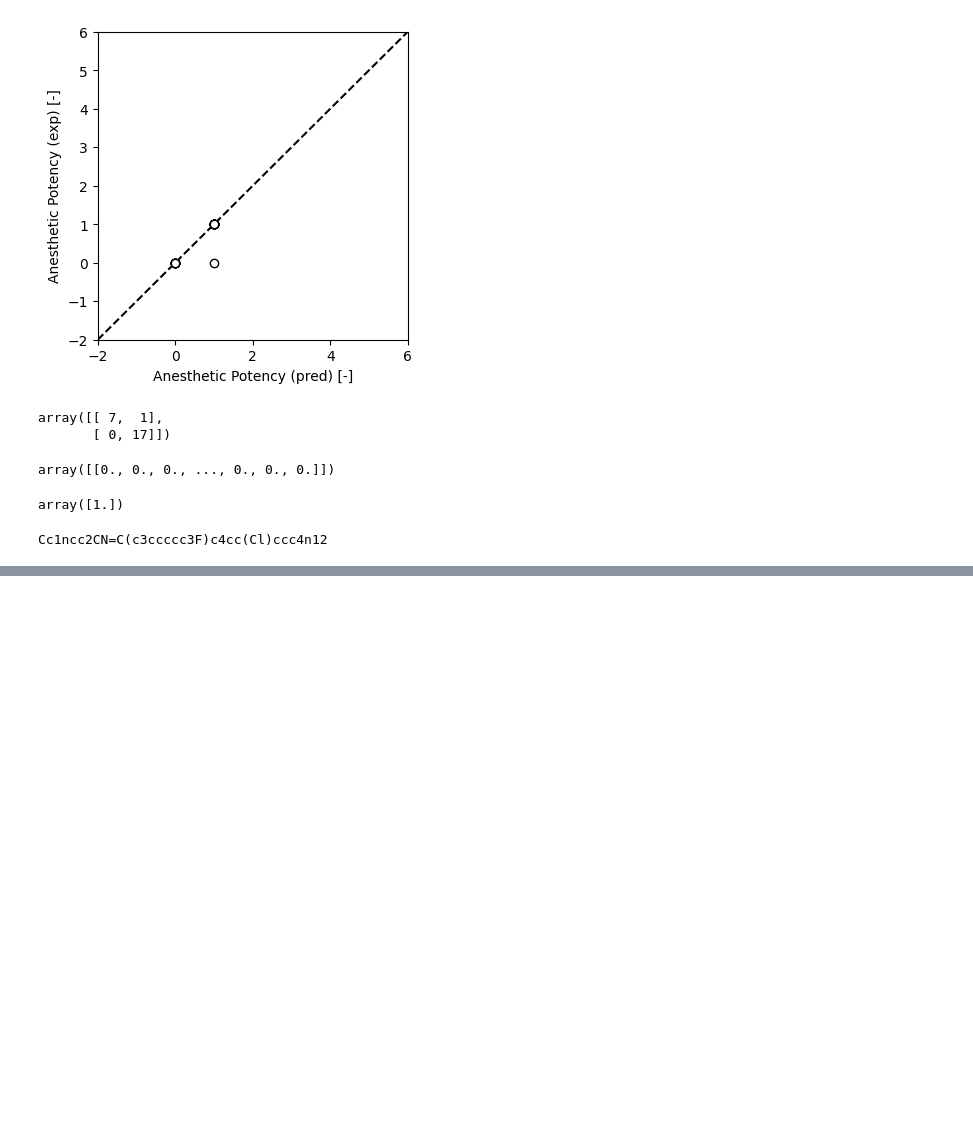
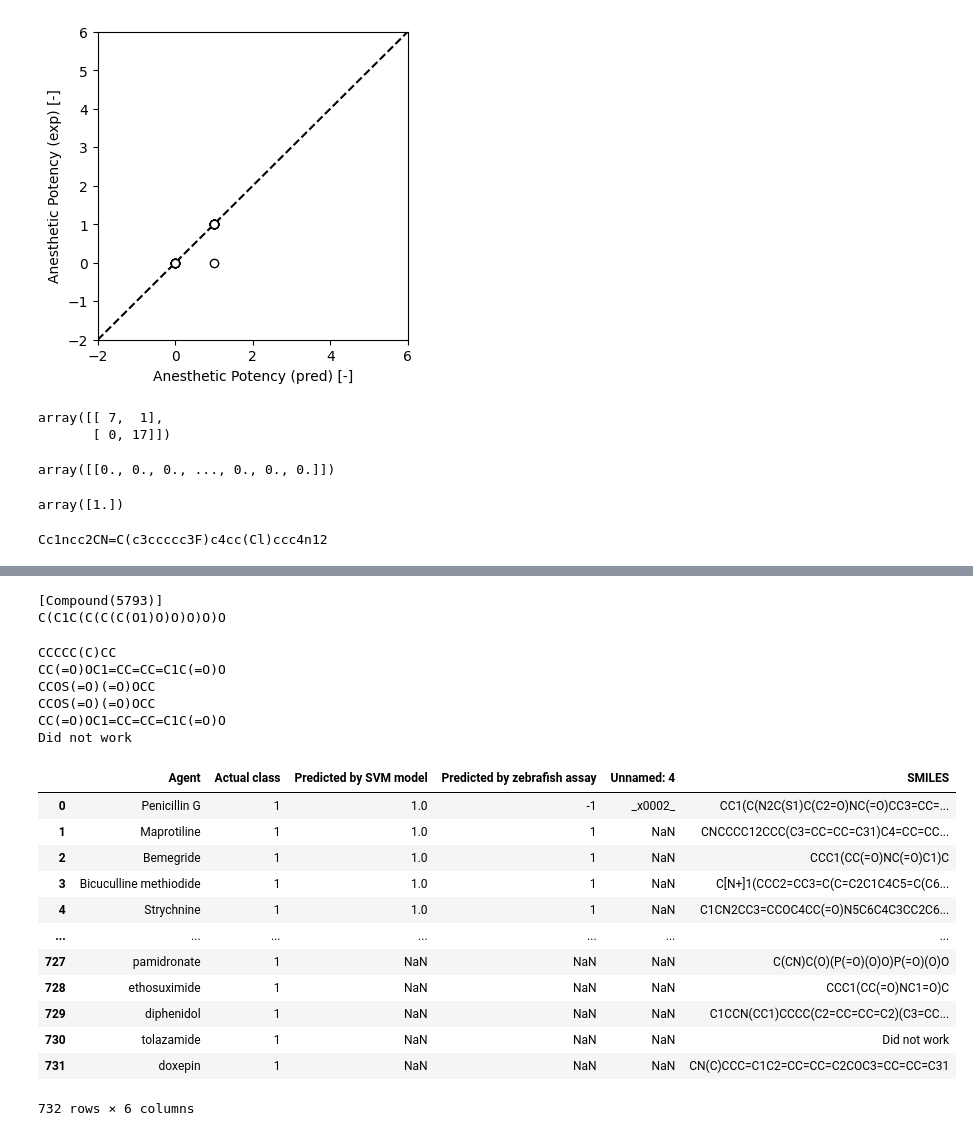
Before and after one commit to BradyCh/ACTSO_Anesthetics, a Jupyter notebook: ACTSO_project.ipynb, the cells around one changed output, grey strips where cells are left out. Drawn from its saved outputs; the diff is of its cells as text; code cells hidden in the pictures; blank space fills up the shorter version.

```diff
--- a/ACTSO_project.ipynb
+++ b/ACTSO_project.ipynb
@@ -757,0 +876,56 @@ Cc1ncc2CN=C(c3ccccc3F)c4cc(Cl)ccc4n12
+# %%
+import pubchempy as pcp
+results = pcp.get_compounds('Glucose', 'name')
+print (results)
+
+
+
+for compound in results:
+     print (compound.canonical_smiles)
+# %% [output]
+[Compound(5793)]
+C(C1C(C(C(C(O1)O)O)O)O)O
+# %%
+from urllib.request import urlopen
+from urllib.parse import quote
+import pubchempy as pcp
+
+
+def CIRconvert(ids):
+    try:
+        results = pcp.get_compounds(ids, 'name')
+        ans=results[0].canonical_smiles
+        return ans
+    except:
+        return 'Did not work'
+
+
+identifiers  = ['3-Methylheptane', 'Aspirin', 'Diethylsulfate', 'Diethyl sulfate', '50-78-2', 'Adamant']
+
+for ids in identifiers :
+    print(CIRconvert(ids))
+# %% [output]
+CCCCC(C)CC
+CC(=O)OC1=CC=CC=C1C(=O)O
+CCOS(=O)(=O)OCC
+CCOS(=O)(=O)OCC
+CC(=O)OC1=CC=CC=C1C(=O)O
+Did not work
+# %%
+data['SMILES']=[CIRconvert(ids) for ids in data['Agent']]
+# %%
+data
+# %% [output]
+|  | Agent | Actual class | Predicted by SVM model | Predicted by zebrafish assay | Unnamed: 4 | SMILES |
+| 0 | Penicillin G | 1 | 1.0 | -1 | _x0002_ | CC1(C(N2C(S1)C(C2=O)NC(=O)CC3=CC=... |
+| 1 | Maprotiline | 1 | 1.0 | 1 | NaN | CNCCCC12CCC(C3=CC=CC=C31)C4=CC=CC... |
+| 2 | Bemegride | 1 | 1.0 | 1 | NaN | CCC1(CC(=O)NC(=O)C1)C |
+| 3 | Bicuculline methiodide | 1 | 1.0 | 1 | NaN | C[N+]1(CCC2=CC3=C(C=C2C1C4C5=C(C6... |
+| 4 | Strychnine | 1 | 1.0 | 1 | NaN | C1CN2CC3=CCOC4CC(=O)N5C6C4C3CC2C6... |
+| ... | ... | ... | ... | ... | ... | ... |
+| 727 | pamidronate | 1 | NaN | NaN | NaN | C(CN)C(O)(P(=O)(O)O)P(=O)(O)O |
+| 728 | ethosuximide | 1 | NaN | NaN | NaN | CCC1(CC(=O)NC1=O)C |
+| 729 | diphenidol | 1 | NaN | NaN | NaN | C1CCN(CC1)CCCC(C2=CC=CC=C2)(C3=CC... |
+| 730 | tolazamide | 1 | NaN | NaN | NaN | Did not work |
+| 731 | doxepin | 1 | NaN | NaN | NaN | CN(C)CCC=C1C2=CC=CC=C2COC3=CC=CC=C31 |
+732 rows × 6 columns
```
Also changed, not shown: parts of 12 cells of this notebook.
